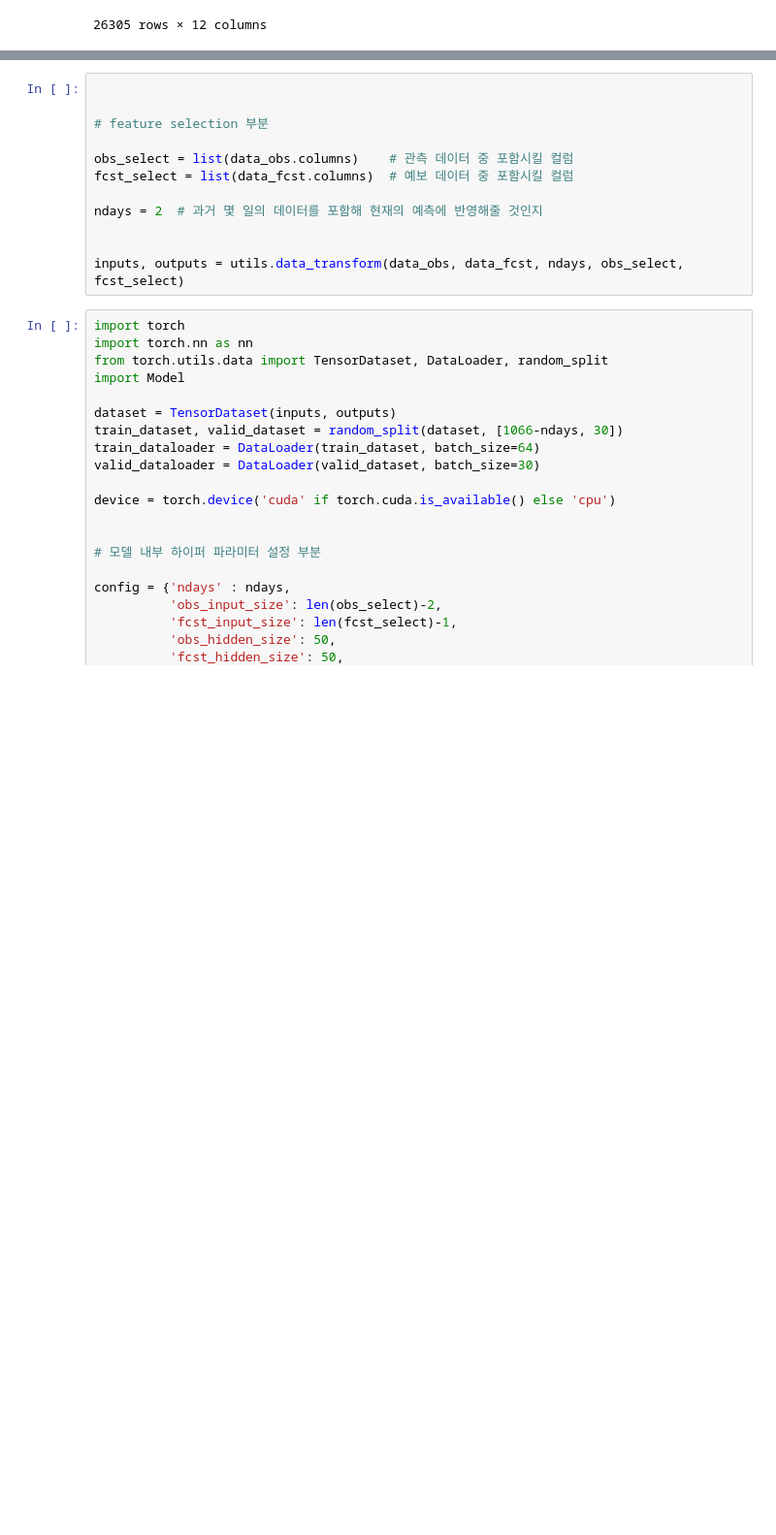
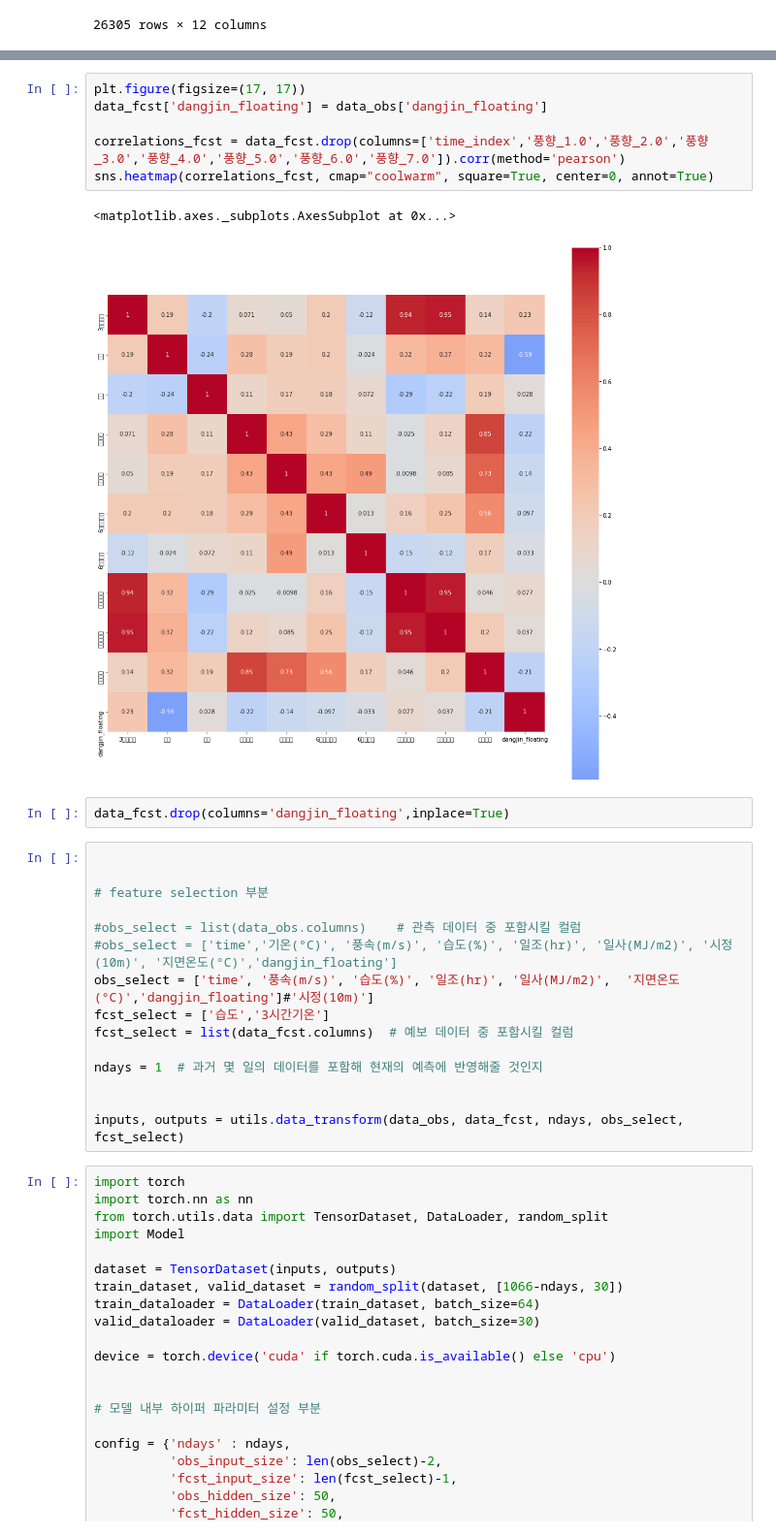
Before and after one commit to mini-song/Graduation-Project, a Jupyter notebook: 최종/data.ipynb, the cells around one changed output, grey strips where cells are left out. Shown at 97% size. Drawn from its saved outputs; the diff is of its cells as text; blank space fills up the shorter version.

```diff
--- a/최종/data.ipynb
+++ b/최종/data.ipynb
@@ -191,12 +240,26 @@ sns.heatmap(correlations, cmap="coolwarm", square=True, center=0, annot=True)
+# %%
+plt.figure(figsize=(17, 17))
+data_fcst['dangjin_floating'] = data_obs['dangjin_floating']
+
+correlations_fcst = data_fcst.drop(columns=['time_index','풍향_1.0','풍향_2.0','풍향_3.0','풍향_4.0','풍향_5.0','풍향_6.0','풍향_7.0']).corr(method='pearson')
+sns.heatmap(correlations_fcst, cmap="coolwarm", square=True, center=0, annot=True)
+# %% [output]
+<matplotlib.axes._subplots.AxesSubplot at 0x...>
+[figure, added]
+# %%
+data_fcst.drop(columns='dangjin_floating',inplace=True)
 # %%
 
 
 # feature selection 부분
 
-obs_select = list(data_obs.columns)    # 관측 데이터 중 포함시킬 컬럼
+#obs_select = list(data_obs.columns)    # 관측 데이터 중 포함시킬 컬럼
+#obs_select = ['time','기온(°C)', '풍속(m/s)', '습도(%)', '일조(hr)', '일사(MJ/m2)', '시정(10m)', '지면온도(°C)','dangjin_floating']
+obs_select = ['time', '풍속(m/s)', '습도(%)', '일조(hr)', '일사(MJ/m2)',  '지면온도(°C)','dangjin_floating']#'시정(10m)']
+fcst_select = ['습도','3시간기온']
 fcst_select = list(data_fcst.columns)  # 예보 데이터 중 포함시킬 컬럼
 
-ndays = 2  # 과거 몇 일의 데이터를 포함해 현재의 예측에 반영해줄 것인지
+ndays = 1  # 과거 몇 일의 데이터를 포함해 현재의 예측에 반영해줄 것인지
 
 
 inputs, outputs = utils.data_transform(data_obs, data_fcst, ndays, obs_select, fcst_select)
```
Also changed, not shown: parts of 12 cells of this notebook, 2 other files.
